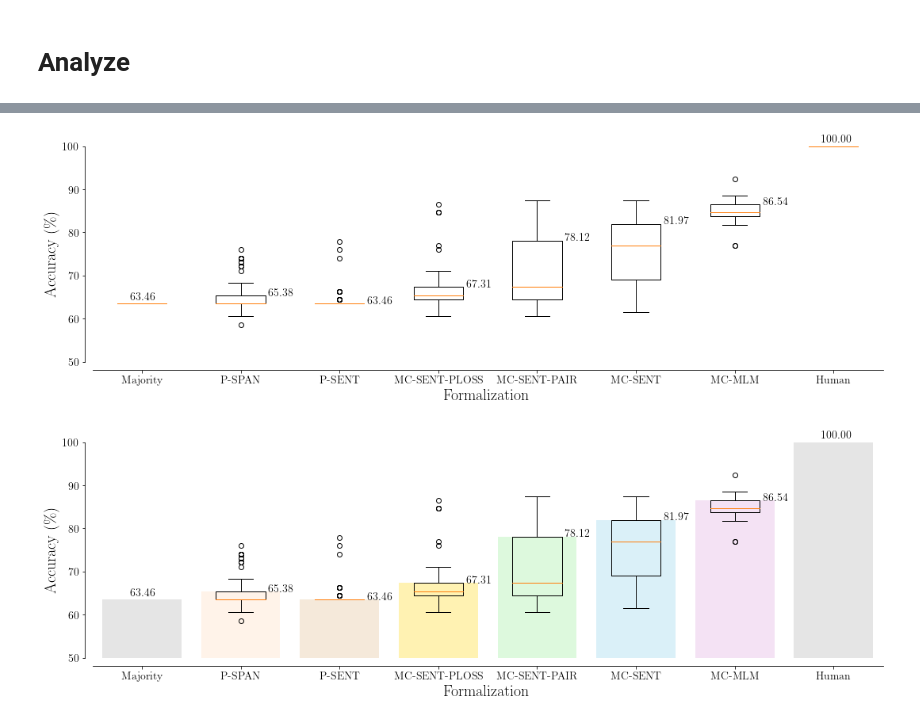
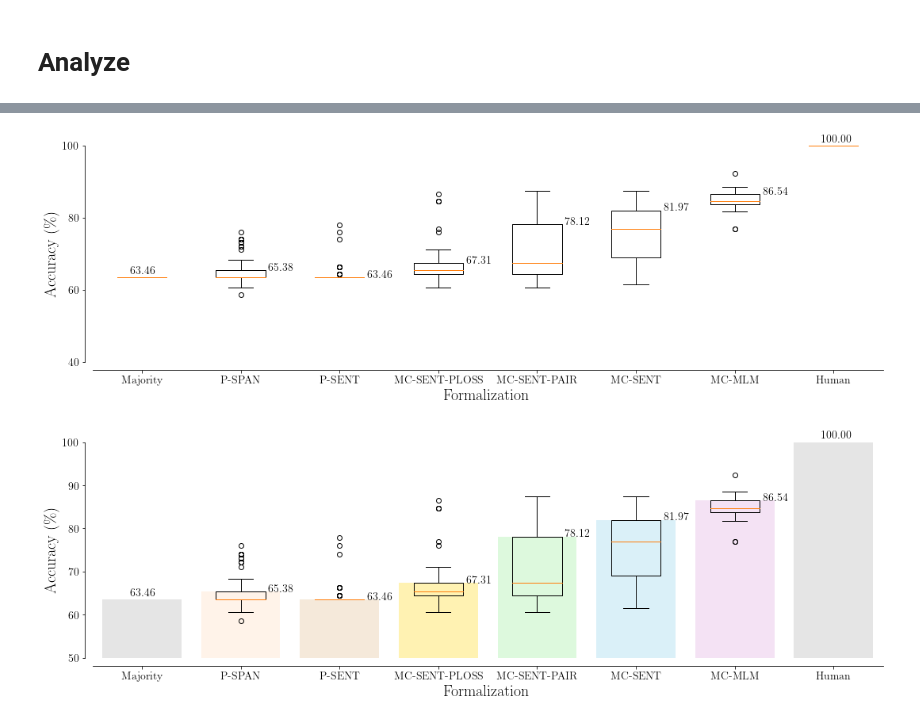
Before and after one commit to nyu-mll/wsc-formalizations, a Jupyter notebook: analysis/wsc-spacy-analysis.ipynb, the cells around one changed output, grey strips where cells are left out. Cells and saved outputs as stored; diff of their text form; code cells hidden in the pictures.

```diff
--- a/analysis/wsc-spacy-analysis.ipynb
+++ b/analysis/wsc-spacy-analysis.ipynb
@@ -294,36 +294,36 @@ violin = False
 ordered_framings = ['P-SPAN',
                    'P-SENT',
                    'MC-SENT-PLOSS',
                    'MC-SENT-PAIR',
                    'MC-SENT',
                    'MC-MLM']
 
 f_box = make_box_plots(results,
                    ordered_framings,
                    adjusted_axes = True,
                    title = None,
                    showfliers = True,
-                   y_min = 50,
+                   y_min = 40,
                    y_max = 100,
-                   y_tick = 10,
+                   y_tick = 20,
                    notch = False,
                    ylabel = r'Accuracy (\%)',
                    xlabel = r'Formalization',
                    majority = 63.46153846153846,
                    human = 100.0,
                    label_size=20,
                    tick_size=14,
                    plabel_size=14,
                    x_offset = .88,
                    bar_colors = True,
                    bar_labels = True,
                    label_type = '3Q',
                    bar = bar,
                    box = box,
                    violin = violin,
                   )
 # %% [output]
-[figure, old version]
+[figure, new version]
 # %%
 bar = True
 box = True
```
Also changed, not shown: parts of 1 cell of this notebook, 13 other files.
